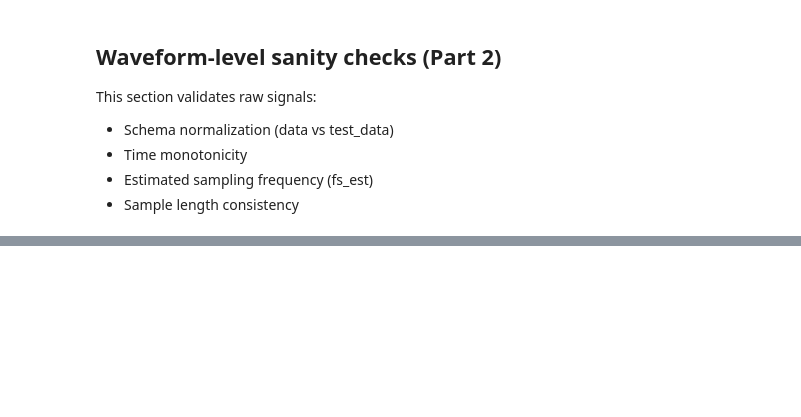
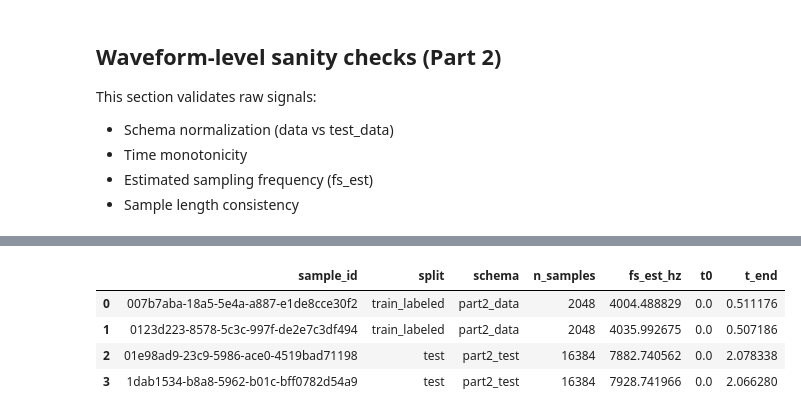
Before and after one commit to marioandrededeus/vibration-condition-monitoring, a Jupyter notebook: notebooks/01_part2_pipeline.ipynb, the cells around one changed output, grey strips where cells are left out. Cells and saved outputs as stored; diff of their text form; code cells hidden in the pictures; blank space fills up the shorter version.

```diff
--- a/notebooks/01_part2_pipeline.ipynb
+++ b/notebooks/01_part2_pipeline.ipynb
@@ -123,0 +200,22 @@ samples_to_check[["sample_id", "split", "filepath"]]
+# %%
+rows = []
+for _, r in samples_to_check.iterrows():
+    raw = load_raw_triaxial_part2_csv(r["filepath"])
+    rows.append({
+        "sample_id": r["sample_id"],
+        "split": r["split"],
+        "schema": raw.schema,
+        "n_samples": raw.n_samples,
+        "fs_est_hz": raw.fs_est,
+        "t0": float(raw.t[0]),
+        "t_end": float(raw.t[-1]),
+    })
+
+sanity_df = pd.DataFrame(rows)
+sanity_df
+# %% [output]
+|  | sample_id | split | schema | n_samples | fs_est_hz | t0 | t_end |
+| 0 | 007b7aba-18a5-5e4a-a887-e1de8cce30f2 | train_labeled | part2_data | 2048 | 4004.488829 | 0.0 | 0.511176 |
+| 1 | 0123d223-8578-5c3c-997f-de2e7c3df494 | train_labeled | part2_data | 2048 | 4035.992675 | 0.0 | 0.507186 |
+| 2 | 01e98ad9-23c9-5986-ace0-4519bad71198 | test | part2_test | 16384 | 7882.740562 | 0.0 | 2.078338 |
+| 3 | 1dab1534-b8a8-5962-b01c-bff0782d54a9 | test | part2_test | 16384 | 7928.741966 | 0.0 | 2.066280 |
```
Also changed, not shown: parts of 8 cells of this notebook, 1 other file.
